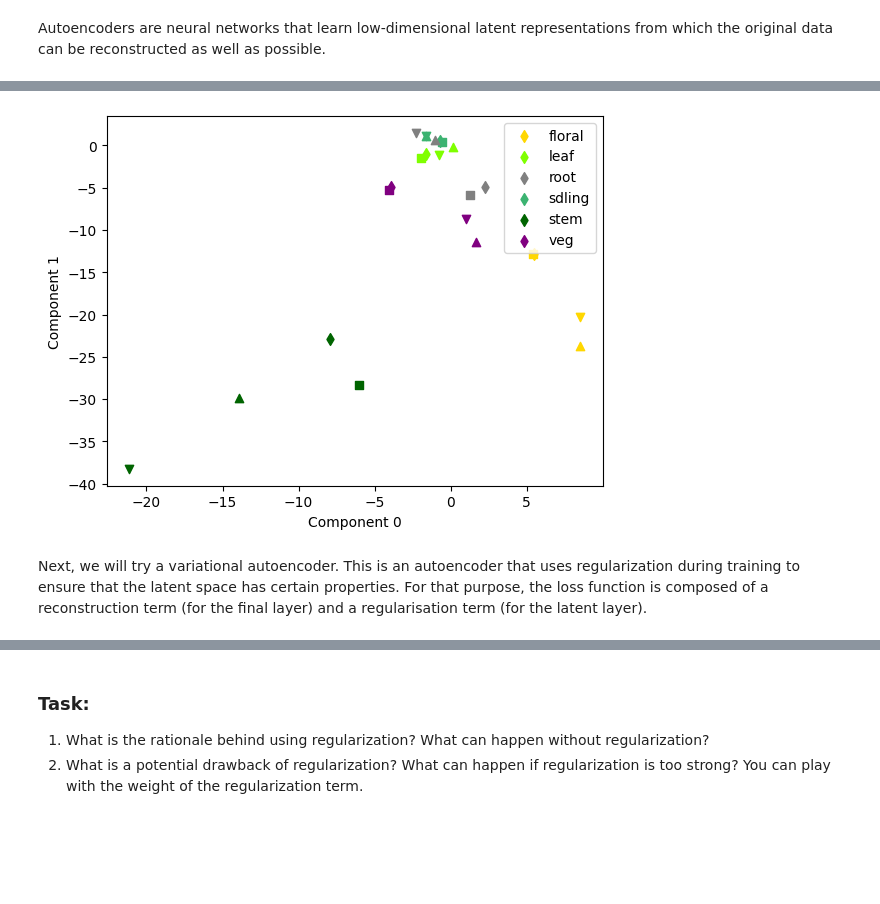
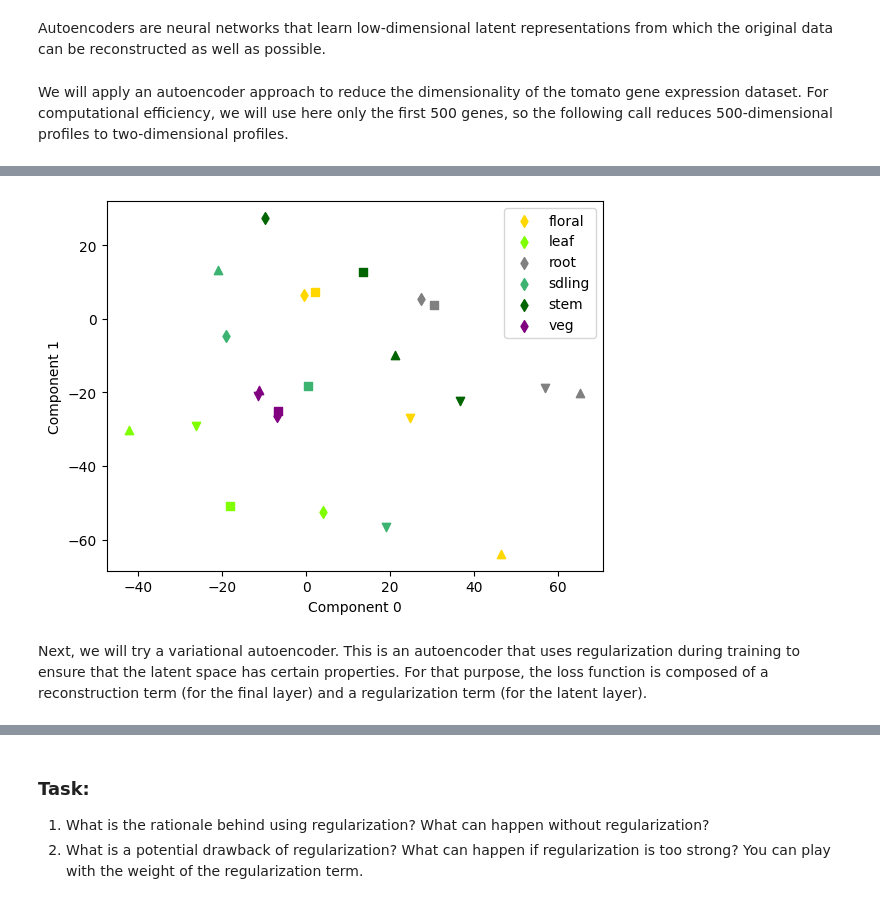
Before and after one commit to HelmholtzAI-Consultants-Munich/DimRed-Course, a Jupyter notebook: notebooks/2_autoencoders.ipynb, the cells around one changed output, grey strips where cells are left out. Saved outputs shown, nothing was run; the diff lists cells and outputs as text; code cells hidden in the pictures; blank space fills up the shorter version.

Commit message:
Update layers

```diff
--- a/notebooks/2_autoencoders.ipynb
+++ b/notebooks/2_autoencoders.ipynb
@@ -29,4 +26,6 @@ import keras
 keras.config.disable_traceback_filtering()
+# %% [markdown]
+We will apply an autoencoder approach to reduce the dimensionality of the tomato gene expression dataset. For computational efficiency, we will use here only the first 500 genes, so the following call reduces 500-dimensional profiles to two-dimensional profiles.
 # %%
 # Simple autoencoder without regularization
 tissue_dict = {'floral': 'gold', 'leaf': 'chartreuse', 'root': 'gray', 'sdling': 'mediumseagreen', 'stem': 'darkgreen', 'veg': 'purple'}
@@ -54,7 +53,7 @@ def autoencoder(X, n_components=2):
         epsilon = keras.random.normal(shape=(n_components,), seed=42) # seed=seed_generator
         return z_mean + keras.ops.exp(z_log_var) * epsilon
 
-    layer_sizes = [64,32,16,8]
+    layer_sizes = [128,64,32,16]
     #encoder
     inputs = Input(shape=(X.shape[1],), name='encoder_input')
     x = inputs
@@ -108,6 +107,6 @@ Epoch 200/200
-[figure, old version]
+[figure, new version]
 # %% [markdown]
-Next, we will try a variational autoencoder. This is an autoencoder that uses regularization during training to ensure that the latent space has certain properties. For that purpose, the loss function is composed of a reconstruction term (for the final layer) and a regularisation term (for the latent layer).
+Next, we will try a variational autoencoder. This is an autoencoder that uses regularization during training to ensure that the latent space has certain properties. For that purpose, the loss function is composed of a reconstruction term (for the final layer) and a regularization term (for the latent layer).
 # %%
 # Variational autoencoder
 class VAE(Model):
```
Also changed, not shown: parts of 5 cells of this notebook.
